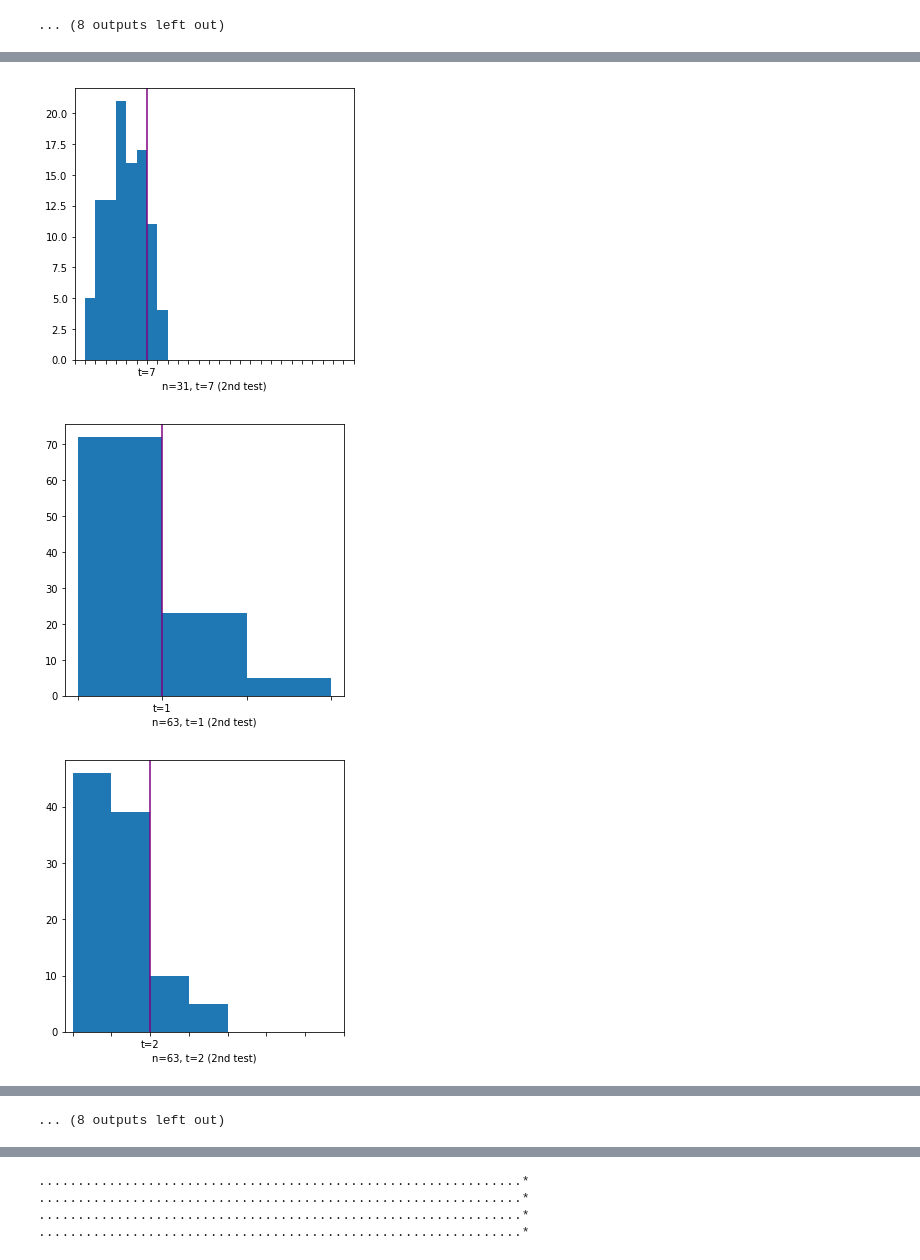
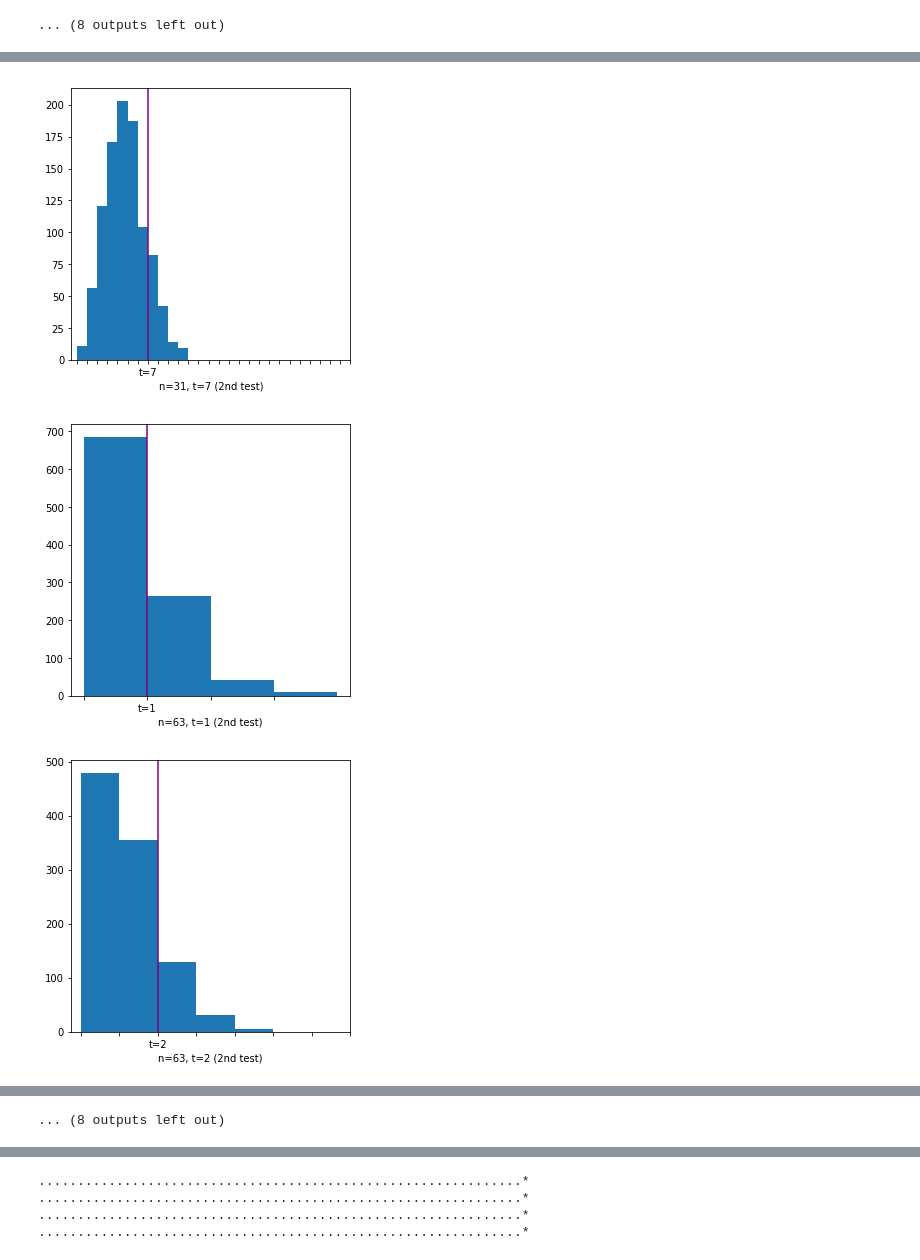
Before and after one commit to garx0/pa, a Jupyter notebook: bch_decode_analysis.ipynb, the cells around one changed output, grey strips where cells are left out. Saved outputs shown, nothing was run; the diff lists cells and outputs as text; code cells hidden in the pictures.

```diff
--- a/bch_decode_analysis.ipynb
+++ b/bch_decode_analysis.ipynb
@@ -139,25 +132,20 @@ def decoders_test(n_list, n_msg, amt_for_t, df_for_n, trim=True, use_50_formula=
             print()
     return chars
 # %%
-def decoders_err_hist(n_list, n_msg, amt_for_t, df_for_n, trim=True, text=None, use_50_formula=False):
+def decoders_err_hist(n_list, n_msg, amt_for_t, df_for_n, trim=True, text=None):
     chars = []
     for n, amt_for_t in zip(n_list, amt_for_t_for_n):
         t_values = df_for_n.get_group(n).t.values
         max_t = len(amt_for_t) - 1
         t_values = t_values[:-1]
         t_values = t_values[t_values <= max_t]
-        if use_50_formula:
-            get_amt_50 = lambda t, n: 1 / (1 - 2*t/n)
-            amts = get_amt_50(t_values, n)
-        else:
-            amts = amt_for_t[t_values]
+        amts = amt_for_t[t_values]
         bch = None
         for t, amt in zip(t_values, amts):
             np.random.seed(123)
             bch_copy = bch
             bch = BCH(n, t, ref=bch_copy)
             k = bch.k
-#             print(f"n = {n}, t = {t}, k = {k}, speed = {k/n:.2} ({k}/{n})")
             U = gen_U_eqnorms(n_msg, k)
             V = bch.encode(U)
             noise = gen_noise((n_msg, n), amt)
@@ -167,7 +155,6 @@ def decoders_err_hist(n_list, n_msg, amt_for_t, df_for_n, trim=True, text=None,
                 n_overdrives = 0
             else:
                 n_overdrives = count_overdrives(W, V, t)
-#                 print("n_overdrives =", n_overdrives)
             n_err_list = np.array([len(wherediff(v, w)) for v, w in zip(V, W)]).astype(int)
             hist_end = max(max(n_err_list), 4 * t)
             plt.figure(figsize=(5,5))
@@ -323,5 +292,5 @@ for n, amt_for_t in zip(n_list, amt_for_t_for_n):
 15 [ 1  2  3  5  7 15]
 28 [ 1  2  3  4  5  6  7 10 11 13 15 31]
 # %%
-decoders_err_hist(n_list, 100, amt_for_t, df_for_n, trim=False, text='2nd test')
+decoders_err_hist(n_list, 1000, amt_for_t, df_for_n, trim=False, text='2nd test')
 # %% [output]
@@ -336,3 +305,3 @@ decoders_err_hist(n_list, 100, amt_for_t, df_for_n, trim=False, text='2nd test')
-[figure, old version]
+[figure, new version]
-[figure, old version]
+[figure, new version]
-[figure, old version]
+[figure, new version]
```
Also changed, not shown: parts of 15 cells of this notebook, 4 other files.
